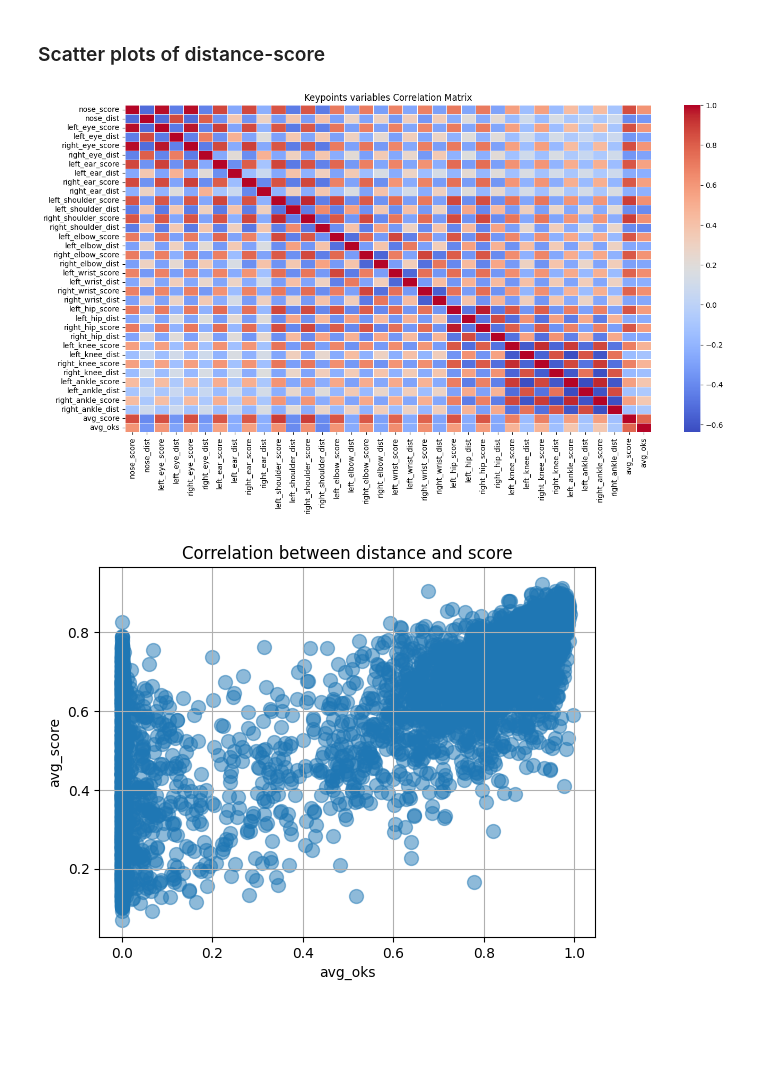
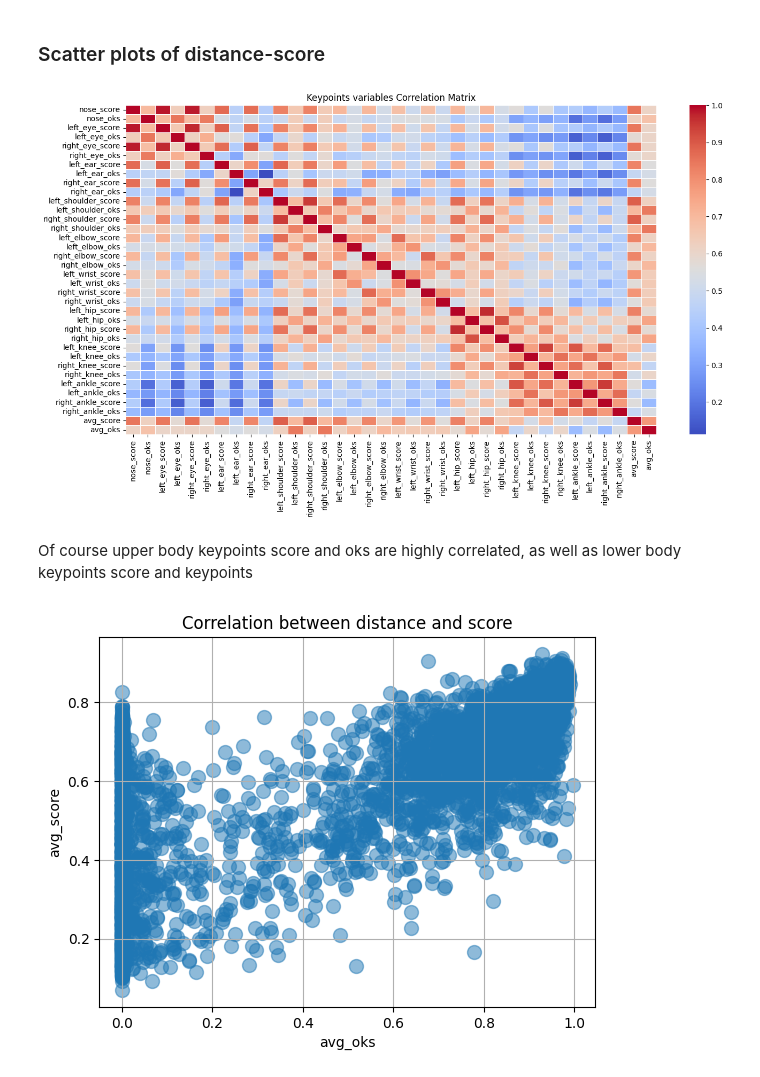
Before and after one commit to federicopaschetta/FemaleObjectificationInMovies, a Jupyter notebook: HPE/hpe_coco_analysis.ipynb, the cells around one changed output. Drawn from its saved outputs; the diff is of its cells as text; code cells hidden in the pictures; blank space fills up the shorter version.

```diff
--- a/HPE/hpe_coco_analysis.ipynb
+++ b/HPE/hpe_coco_analysis.ipynb
@@ -203,13 +171,15 @@ img_keypoints_merged_df = pd.merge(all_anns_df, img_keypoints_df, left_on="Img",
 # %% [markdown]
 ### Scatter plots of distance-score
 # %%
-kp_corr_matrix = keypoints_df[[col for attr in coco_attrs_list for col in (f"{attr}_score", f"{attr}_dist")] + ['avg_score', 'avg_oks']].corr()
+kp_corr_matrix = keypoints_df[[col for attr in coco_attrs_list for col in (f"{attr}_score", f"{attr}_oks")] + ['avg_score', 'avg_oks']].corr()
 plt.figure(figsize=(16,8))
 sns.heatmap(kp_corr_matrix, cmap='coolwarm', fmt='.2f', linewidths=0.5, annot=False)
 plt.title('Keypoints variables Correlation Matrix')
 plt.show()
 # %% [output]
-[figure, old version]
+[figure, new version]
+# %% [markdown]
+Of course upper body keypoints score and oks are highly correlated, as well as lower body keypoints score and keypoints
 # %%
 keypoints_df.plot(
     kind="scatter",
```
Also changed, not shown: parts of 12 cells of this notebook.
